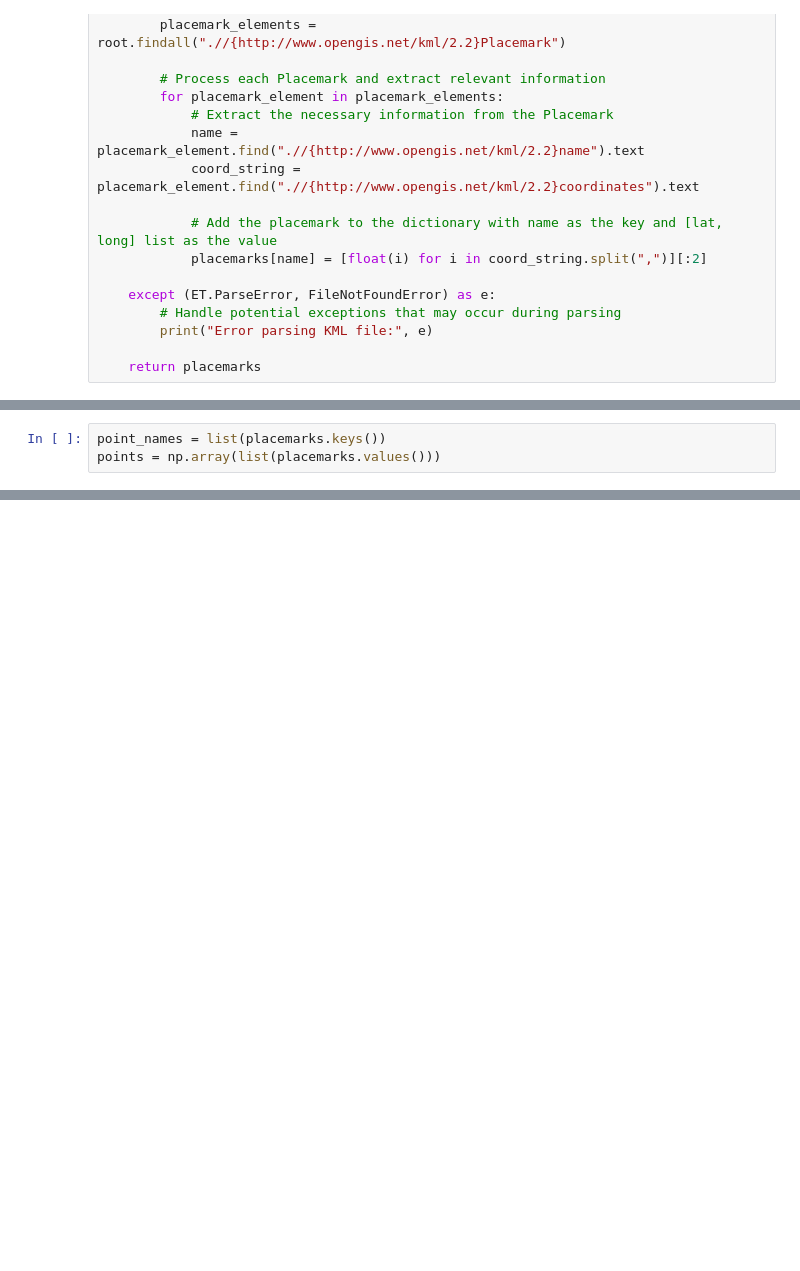
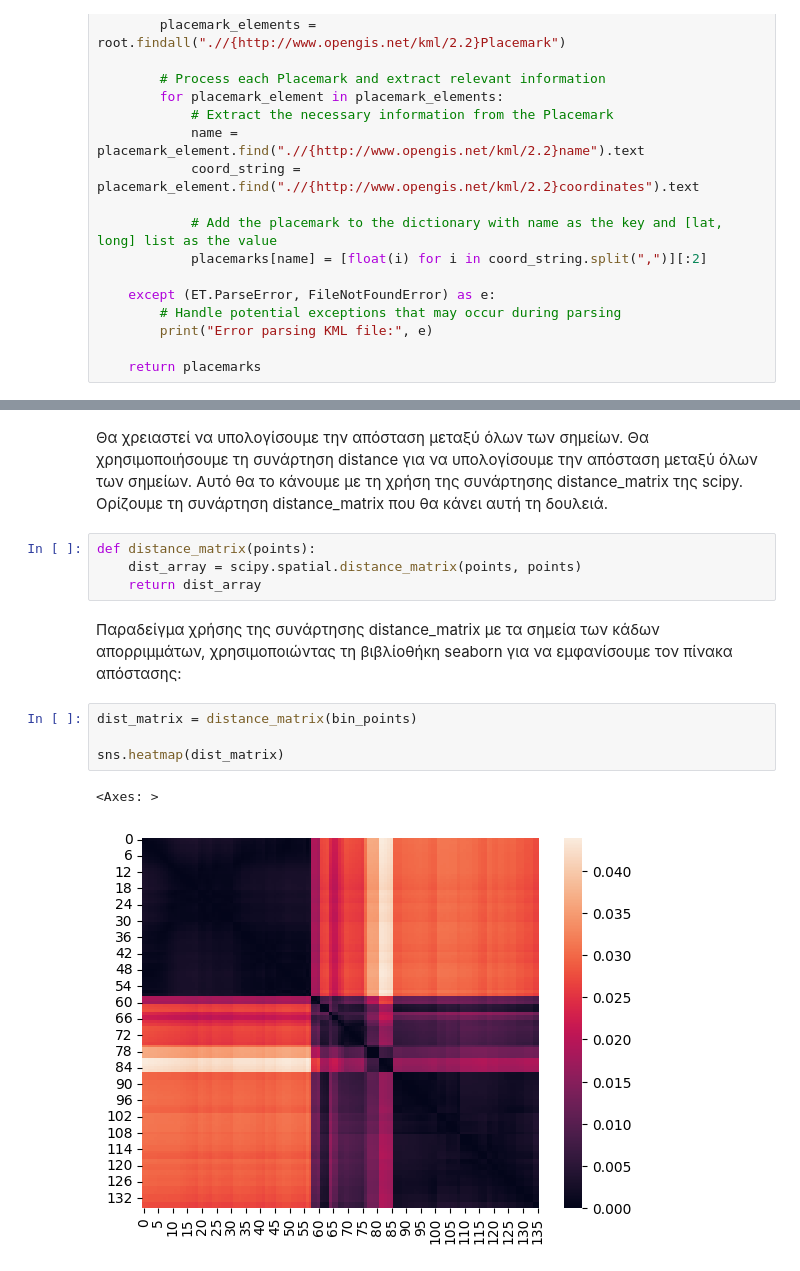
Before and after one commit to kostas2370/OptimalRoute, a Jupyter notebook: optimal_route.ipynb, the cells around one changed output, grey strips where cells are left out. Cells and saved outputs as stored; diff of their text form; blank space fills up the shorter version.

```diff
--- a/optimal_route.ipynb
+++ b/optimal_route.ipynb
@@ -62,3 +51,0 @@ Extract the names and coordinates of points from the placemarks dictionary and s
-# %%
-point_names = list(placemarks.keys())
-points = np.array(list(placemarks.values()))
@@ -321,0 +113,15 @@ print(sorted_point_names)
+# %% [markdown]
+Θα χρειαστεί να υπολογίσουμε την απόσταση μεταξύ όλων των σημείων. Θα χρησιμοποιήσουμε τη συνάρτηση distance για να υπολογίσουμε την απόσταση μεταξύ όλων των σημείων. Αυτό θα το κάνουμε με τη χρήση της συνάρτησης distance_matrix της scipy. Ορίζουμε τη συνάρτηση distance_matrix που θα κάνει αυτή τη δουλειά.
+# %%
+def distance_matrix(points):
+    dist_array = scipy.spatial.distance_matrix(points, points)
+    return dist_array
+# %% [markdown]
+Παραδείγμα χρήσης της συνάρτησης distance_matrix με τα σημεία των κάδων απορριμμάτων, χρησιμοποιώντας τη βιβλίοθήκη seaborn για να εμφανίσουμε τον πίνακα απόστασης:
+# %%
+dist_matrix = distance_matrix(bin_points)
+
+sns.heatmap(dist_matrix)
+# %% [output]
+<Axes: >
+[figure, added]
```
Also changed, not shown: parts of 68 cells of this notebook, 15 other files.
